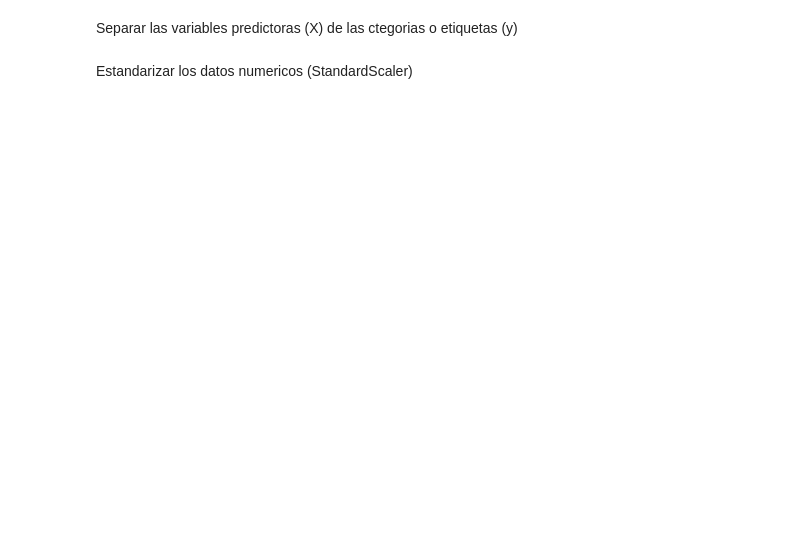
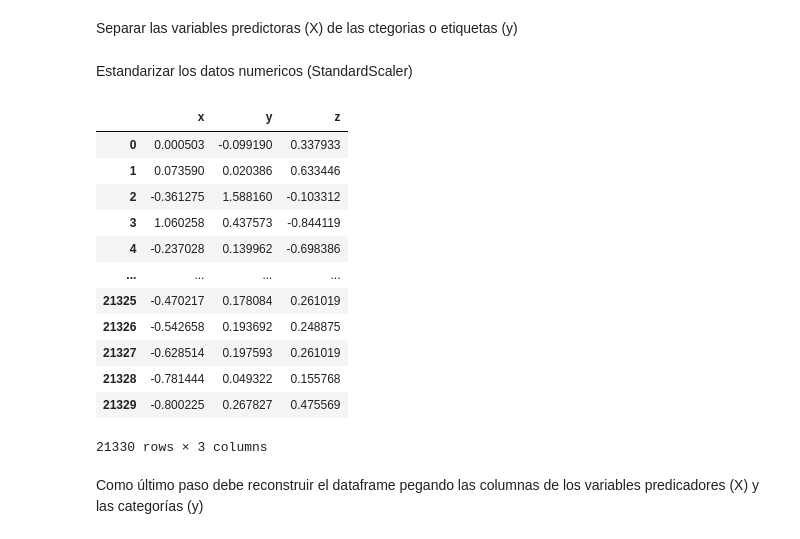
Before and after one commit to AndresWV/AndresWV.github.io, a Jupyter notebook: ProyectoWisdm.ipynb, the cells around one changed output. Drawn from its saved outputs; the diff is of its cells as text; code cells hidden in the pictures; blank space fills up the shorter version.

```diff
--- a/ProyectoWisdm.ipynb
+++ b/ProyectoWisdm.ipynb
@@ -167,4 +199,30 @@ wisdmHarDf3.head()
 # %% [markdown]
 Separar las variables predictoras (X) de las ctegorias o etiquetas (y)
+# %%
+#Ajuste el codificador de etiquetas(Y) y devuelva las etiquetas codificadas.
+wisdmHarDf4['label'] = LabelEncoder().fit_transform(wisdmHarDf4['activity'])
+X = wisdmHarDf4[['x', 'y', 'z']]
+y = wisdmHarDf4['label']
 # %% [markdown]
 Estandarizar los datos numericos (StandardScaler)
+# %%
+#Ajuste a los datos codificados para transformarlos.
+X = StandardScaler().fit_transform(X)
+scaled_X = pd.DataFrame(data = X, columns = ['x', 'y', 'z'])
+scaled_X
+# %% [output]
+|  | x | y | z |
+| 0 | 0.000503 | -0.099190 | 0.337933 |
+| 1 | 0.073590 | 0.020386 | 0.633446 |
+| 2 | -0.361275 | 1.588160 | -0.103312 |
+| 3 | 1.060258 | 0.437573 | -0.844119 |
+| 4 | -0.237028 | 0.139962 | -0.698386 |
+| ... | ... | ... | ... |
+| 21325 | -0.470217 | 0.178084 | 0.261019 |
+| 21326 | -0.542658 | 0.193692 | 0.248875 |
+| 21327 | -0.628514 | 0.197593 | 0.261019 |
+| 21328 | -0.781444 | 0.049322 | 0.155768 |
+| 21329 | -0.800225 | 0.267827 | 0.475569 |
+21330 rows × 3 columns
+# %% [markdown]
+Como último paso debe reconstruir el dataframe pegando las columnas de los variables predicadores (X) y las categorías (y)
```
Also changed, not shown: parts of 7 cells of this notebook.
